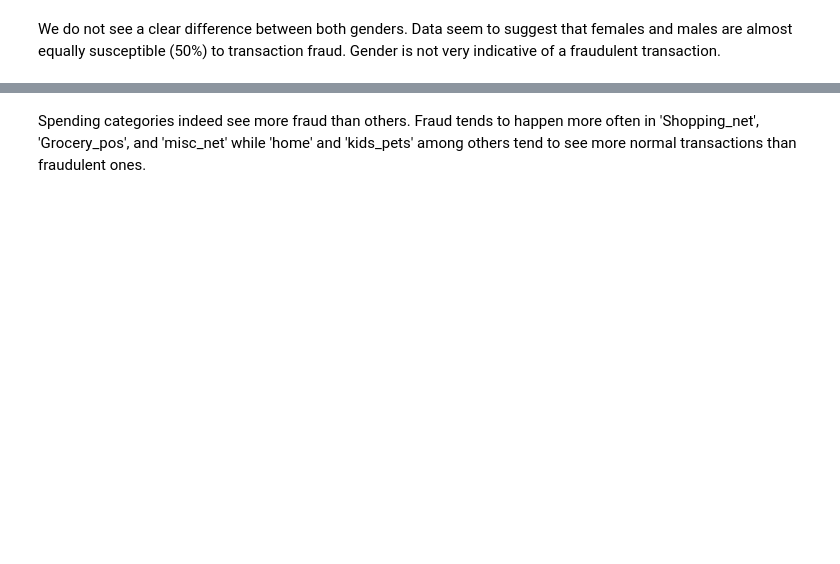
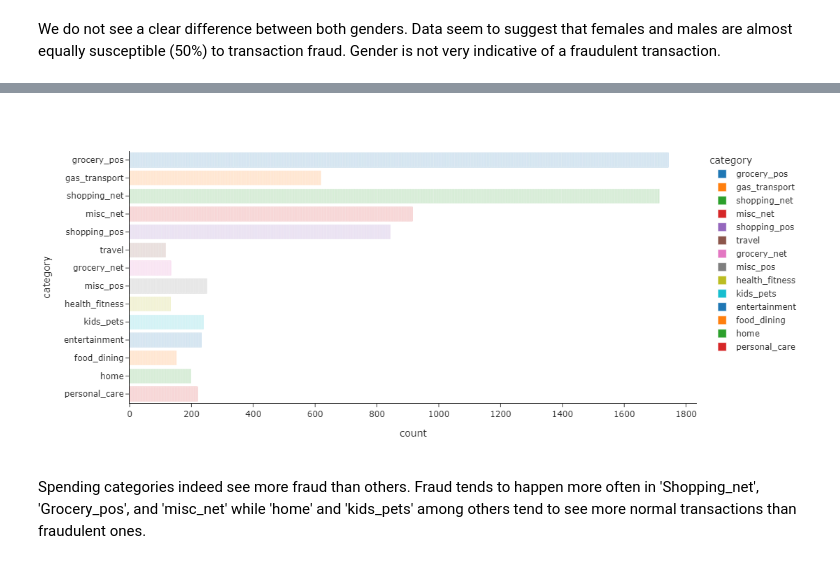
Before and after one commit to Bijaykars/Credit-Card-Transaction-Fraud-Detection, a Jupyter notebook: Credit Card Transaction Fraud Detection.ipynb, the cells around one changed output, grey strips where cells are left out. Saved outputs shown, nothing was run; the diff lists cells and outputs as text; code cells hidden in the pictures; blank space fills up the shorter version.

```diff
--- a/Credit Card Transaction Fraud Detection.ipynb
+++ b/Credit Card Transaction Fraud Detection.ipynb
@@ -134,5 +134,5 @@ px.histogram(x=fraud_df["gender"], template="simple_white", title="Men and Women
 We do not see a clear difference between both genders. Data seem to suggest that females and males are almost equally susceptible (50%) to transaction fraud. Gender is not very indicative of a fraudulent transaction.
 # %%
 fraud_df = df2[df2["is_fraud"] == 1]
-px.bar(y= fraud_df["category"], template="simple_white", data_frame= fraud_df, color ="category")
+px.bar(y= fraud_df["category"], template="simple_white", data_frame= fraud_df, color ="category", height = 500)
 # %% [output]
@@ -140,3 +139,4 @@ px.bar(y= fraud_df["category"], template="simple_white", data_frame= fraud_df, c
+[figure, added]
 # %% [markdown]
 Spending categories indeed see more fraud than others. Fraud tends to happen more often in 'Shopping_net', 'Grocery_pos', and 'misc_net' while 'home' and 'kids_pets' among others tend to see more normal transactions than fraudulent ones.
 # %%
```
Also changed, not shown: parts of 8 cells of this notebook.
